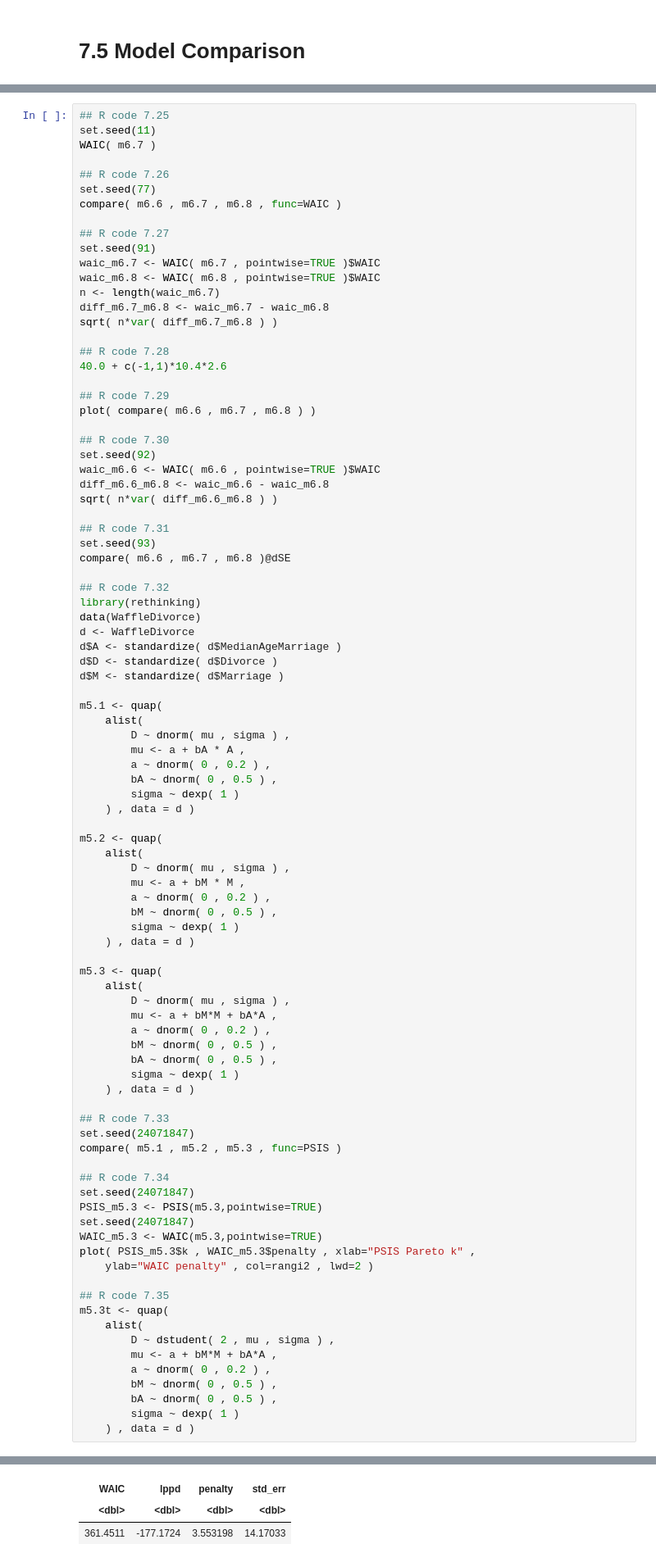
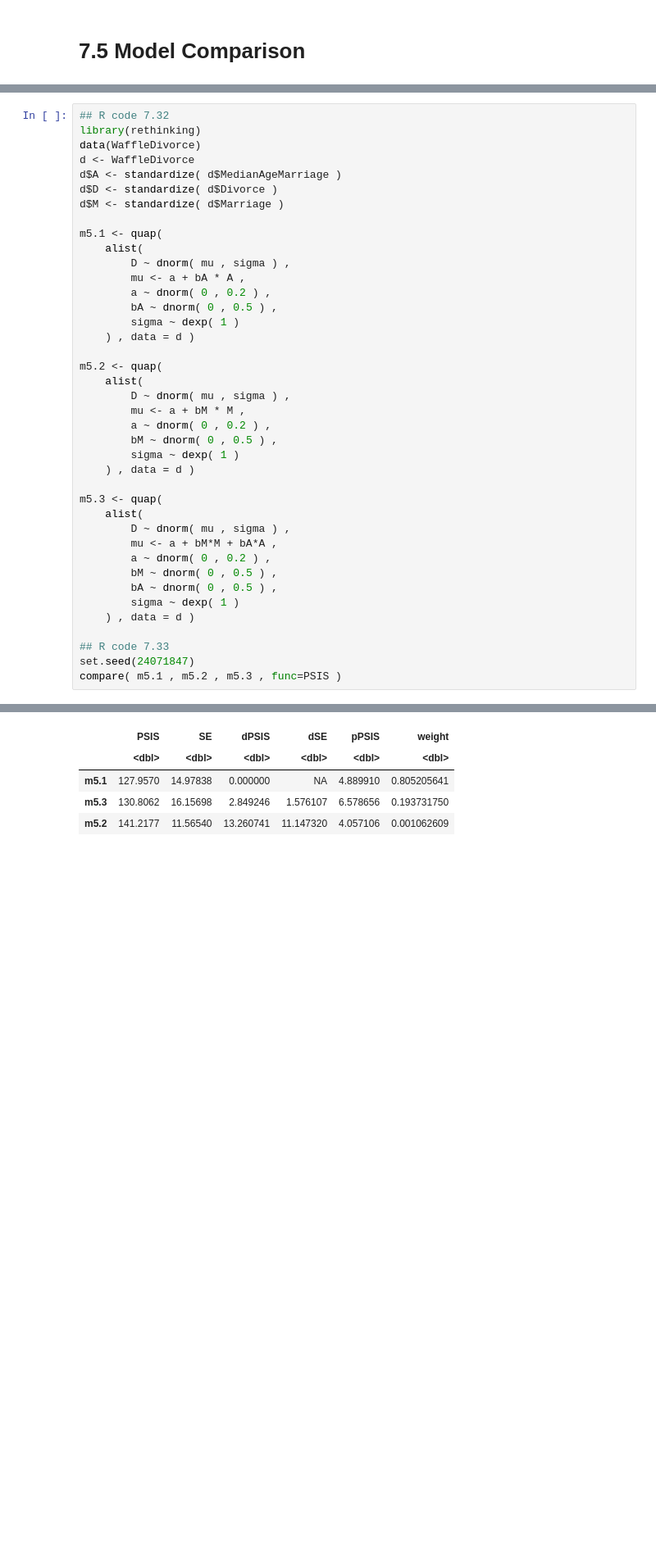
Before and after one commit to jointprob/jointprob-dm, a Jupyter notebook: r-notebooks/rethinking-book/chapter-7.ipynb, the cells around one changed output, grey strips where cells are left out. Shown at 82% size. Drawn from its saved outputs; the diff is of its cells as text; blank space fills up the shorter version.

```diff
--- a/r-notebooks/rethinking-book/chapter-7.ipynb
+++ b/r-notebooks/rethinking-book/chapter-7.ipynb
@@ -516,36 +636,4 @@ A precis: 3 × 4
 # %%
-## R code 7.25
-set.seed(11)
-WAIC( m6.7 )
-
-## R code 7.26
-set.seed(77)
-compare( m6.6 , m6.7 , m6.8 , func=WAIC )
-
-## R code 7.27
-set.seed(91)
-waic_m6.7 <- WAIC( m6.7 , pointwise=TRUE )$WAIC
-waic_m6.8 <- WAIC( m6.8 , pointwise=TRUE )$WAIC
-n <- length(waic_m6.7)
-diff_m6.7_m6.8 <- waic_m6.7 - waic_m6.8
-sqrt( n*var( diff_m6.7_m6.8 ) )
-
-## R code 7.28
-40.0 + c(-1,1)*10.4*2.6
-
-## R code 7.29
-plot( compare( m6.6 , m6.7 , m6.8 ) )
-
-## R code 7.30
-set.seed(92)
-waic_m6.6 <- WAIC( m6.6 , pointwise=TRUE )$WAIC
-diff_m6.6_m6.8 <- waic_m6.6 - waic_m6.8
-sqrt( n*var( diff_m6.6_m6.8 ) )
-
-## R code 7.31
-set.seed(93)
-compare( m6.6 , m6.7 , m6.8 )@dSE
-
 ## R code 7.32
 library(rethinking)
 data(WaffleDivorce)
@@ -585,23 +673,4 @@ m5.3 <- quap(
 ## R code 7.33
 set.seed(24071847)
 compare( m5.1 , m5.2 , m5.3 , func=PSIS )
-
-## R code 7.34
-set.seed(24071847)
-PSIS_m5.3 <- PSIS(m5.3,pointwise=TRUE)
-set.seed(24071847)
-WAIC_m5.3 <- WAIC(m5.3,pointwise=TRUE)
-plot( PSIS_m5.3$k , WAIC_m5.3$penalty , xlab="PSIS Pareto k" ,
-    ylab="WAIC penalty" , col=rangi2 , lwd=2 )
-
-## R code 7.35
-m5.3t <- quap(
-    alist(
-        D ~ dstudent( 2 , mu , sigma ) ,
-        mu <- a + bM*M + bA*A ,
-        a ~ dnorm( 0 , 0.2 ) ,
-        bM ~ dnorm( 0 , 0.5 ) ,
-        bA ~ dnorm( 0 , 0.5 ) ,
-        sigma ~ dexp( 1 )
-    ) , data = d )
 # %% [output]
@@ -609,3 +683,5 @@ A data.frame: 1 × 4
-| WAIC | lppd | penalty | std_err |
-| <dbl> | <dbl> | <dbl> | <dbl> |
-| 361.4511 | -177.1724 | 3.553198 | 14.17033 |
+|  | PSIS | SE | dPSIS | dSE | pPSIS | weight |
+|  | <dbl> | <dbl> | <dbl> | <dbl> | <dbl> | <dbl> |
+| m5.1 | 127.9570 | 14.97838 | 0.000000 | NA | 4.889910 | 0.805205641 |
+| m5.3 | 130.8062 | 16.15698 | 2.849246 | 1.576107 | 6.578656 | 0.193731750 |
+| m5.2 | 141.2177 | 11.56540 | 13.260741 | 11.147320 | 4.057106 | 0.001062609 |
```
Also changed, not shown: parts of 33 cells of this notebook.
